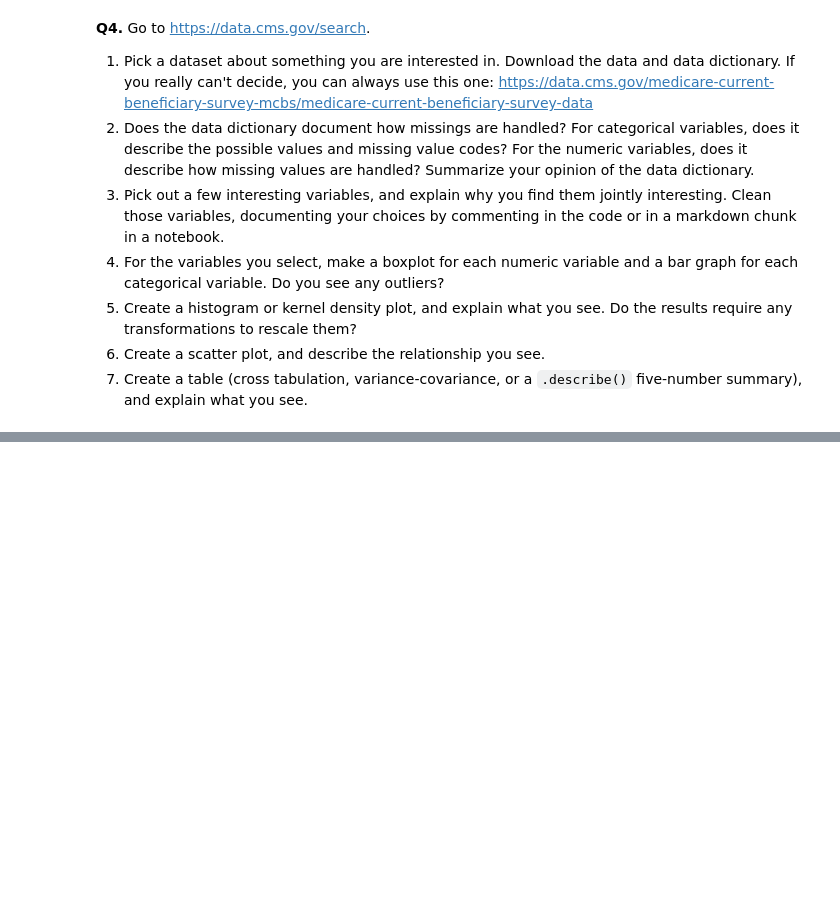
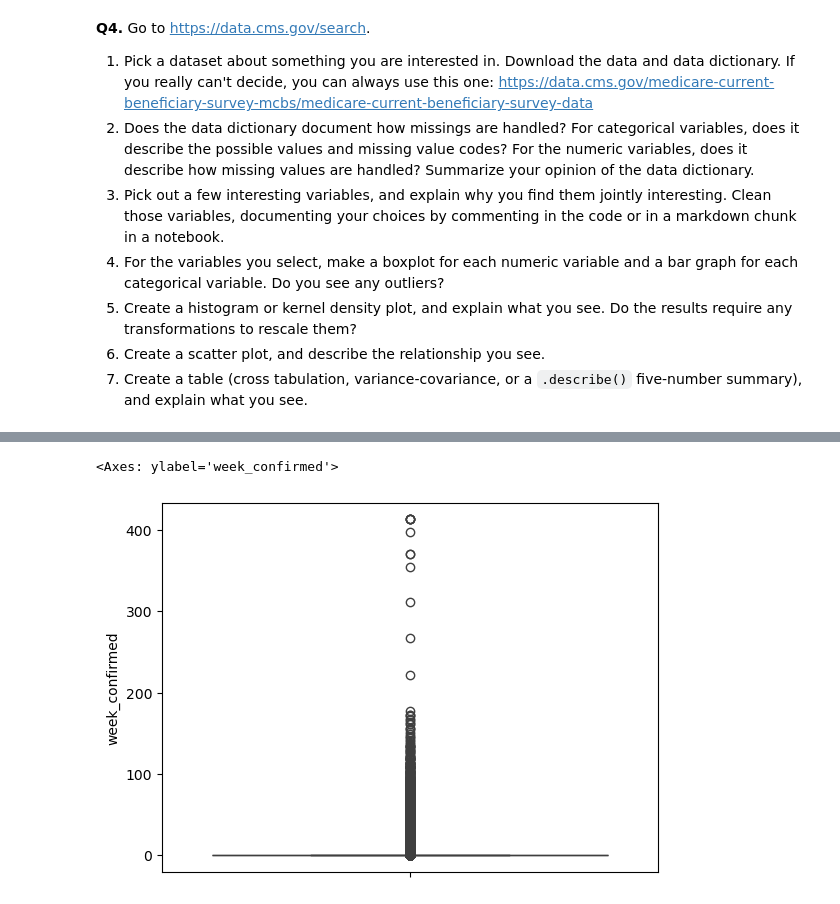
Before and after one commit to ZzzzzzT233/visualization, a Jupyter notebook: assignment/assignment.ipynb, the cells around one changed output, grey strips where cells are left out. Cells and saved outputs as stored; diff of their text form; code cells hidden in the pictures; blank space fills up the shorter version.

```diff
--- a/assignment/assignment.ipynb
+++ b/assignment/assignment.ipynb
@@ -241,3 +241,6 @@ For some context, the Federal government ultimately spent about $4.4 trillion in
 6. Create a histogram or kernel density plot, and explain what you see. Do the results require any transformations to rescale them?
 7. Create a scatter plot, and describe the relationship you see.
 8. Create a table (cross tabulation, variance-covariance, or a `.describe()` five-number summary), and explain what you see.
+# %%
+#Q4-1
+df = pd.read_csv('./data/covid19_nurse.csv',low_memory=False)
@@ -243,0 +264,7 @@ For some context, the Federal government ultimately spent about $4.4 trillion in
+# %%
+#Q4-4
+df = df.rename(columns={'Residents Weekly Confirmed COVID-19':'week_confirmed',
+                       'Residents Weekly All Deaths':'week_death_sum',
+                       'Residents Weekly COVID-19 Deaths':'week_death_covid',
+                       'Total Number of Occupied Beds':'bed'})
+df.loc[:,['week_confirmed','week_death_sum','week_death_covid','bed']].describe()
@@ -243,0 +281,5 @@ For some context, the Federal government ultimately spent about $4.4 trillion in
+# %%
+sns.boxplot(df['week_confirmed'])
+# %% [output]
+<Axes: ylabel='week_confirmed'>
+[figure, added]
```
Also changed, not shown: parts of 19 cells of this notebook, 1 other file.
